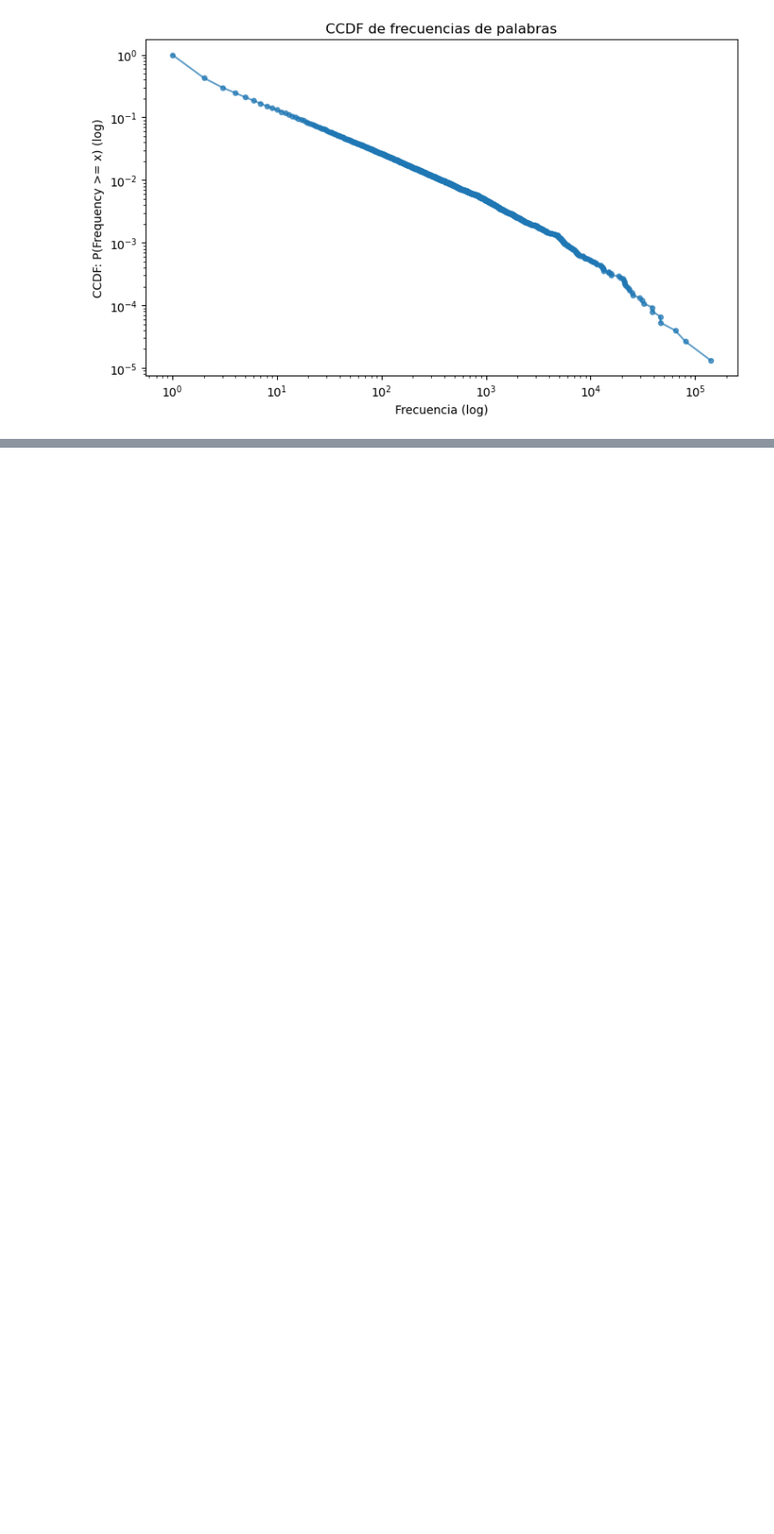
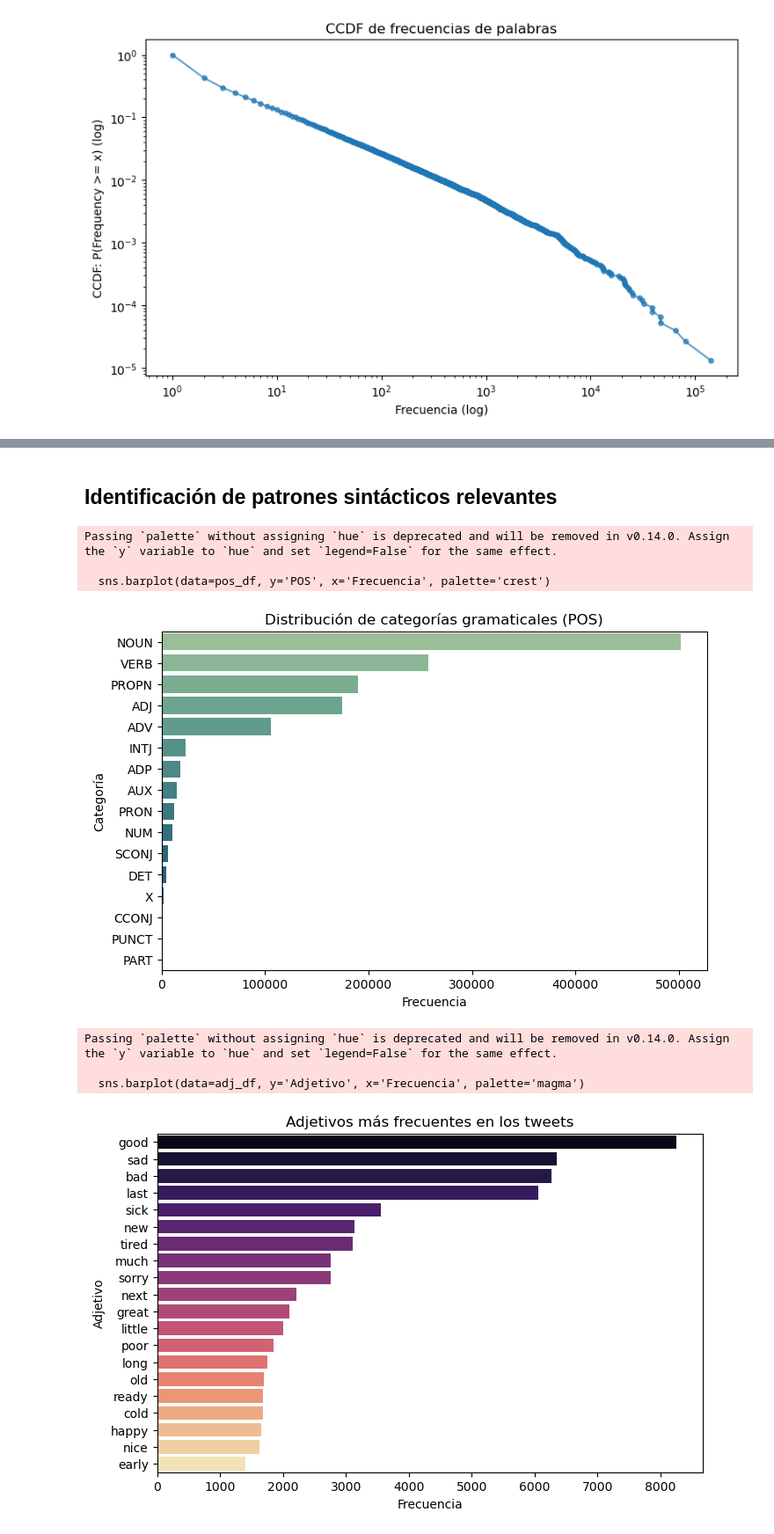
Before and after one commit to BugCatcherXO/Analisis-de-Sentimientos-de-Valoraciones-de-Productos, a Jupyter notebook: Sentiminetos.ipynb, the cells around one changed output, grey strips where cells are left out. Shown at 88% size. Saved outputs shown, nothing was run; the diff lists cells and outputs as text; code cells hidden in the pictures; blank space fills up the shorter version.

```diff
--- a/Sentiminetos.ipynb
+++ b/Sentiminetos.ipynb
@@ -332,0 +306,41 @@ See the caveats in the documentation: https://pandas.pydata.org/pandas-docs/stab
+# %% [markdown]
+## Identificación de patrones sintácticos relevantes
+# %%
+# Tomamos una muestra del corpus para análisis sintáctico
+sample_texts = df['clean_text'].tolist()
+
+# Analizamos con spaCy
+docs = list(nlp.pipe(sample_texts, disable=['ner']))
+
+# 1️ Distribución de etiquetas gramaticales (POS)
+pos_counts = Counter([token.pos_ for doc in docs for token in doc])
+pos_df = pd.DataFrame(pos_counts.most_common(), columns=['POS', 'Frecuencia'])
+
+plt.figure(figsize=(8,5))
+sns.barplot(data=pos_df, y='POS', x='Frecuencia', palette='crest')
+plt.title("Distribución de categorías gramaticales (POS)")
+plt.xlabel("Frecuencia")
+plt.ylabel("Categoría")
+plt.show()
+
+# 2️ Adjetivos más frecuentes (indicadores de opinión)
+adj_counts = Counter([token.lemma_ for doc in docs for token in doc if token.pos_ == 'ADJ'])
+adj_df = pd.DataFrame(adj_counts.most_common(20), columns=['Adjetivo', 'Frecuencia'])
+
+plt.figure(figsize=(8,5))
+sns.barplot(data=adj_df, y='Adjetivo', x='Frecuencia', palette='magma')
+plt.title("Adjetivos más frecuentes en los tweets")
+plt.xlabel("Frecuencia")
+plt.ylabel("Adjetivo")
+plt.show()
+
+display(adj_df.head(10))
+# %% [output]
+Passing `palette` without assigning `hue` is deprecated and will be removed in v0.14.0. Assign the `y` variable to `hue` and set `legend=False` for the same effect.
+
+  sns.barplot(data=pos_df, y='POS', x='Frecuencia', palette='crest')
+[figure, added]
+Passing `palette` without assigning `hue` is deprecated and will be removed in v0.14.0. Assign the `y` variable to `hue` and set `legend=False` for the same effect.
+
+  sns.barplot(data=adj_df, y='Adjetivo', x='Frecuencia', palette='magma')
+[figure, added]
```
Also changed, not shown: parts of 15 cells of this notebook.
